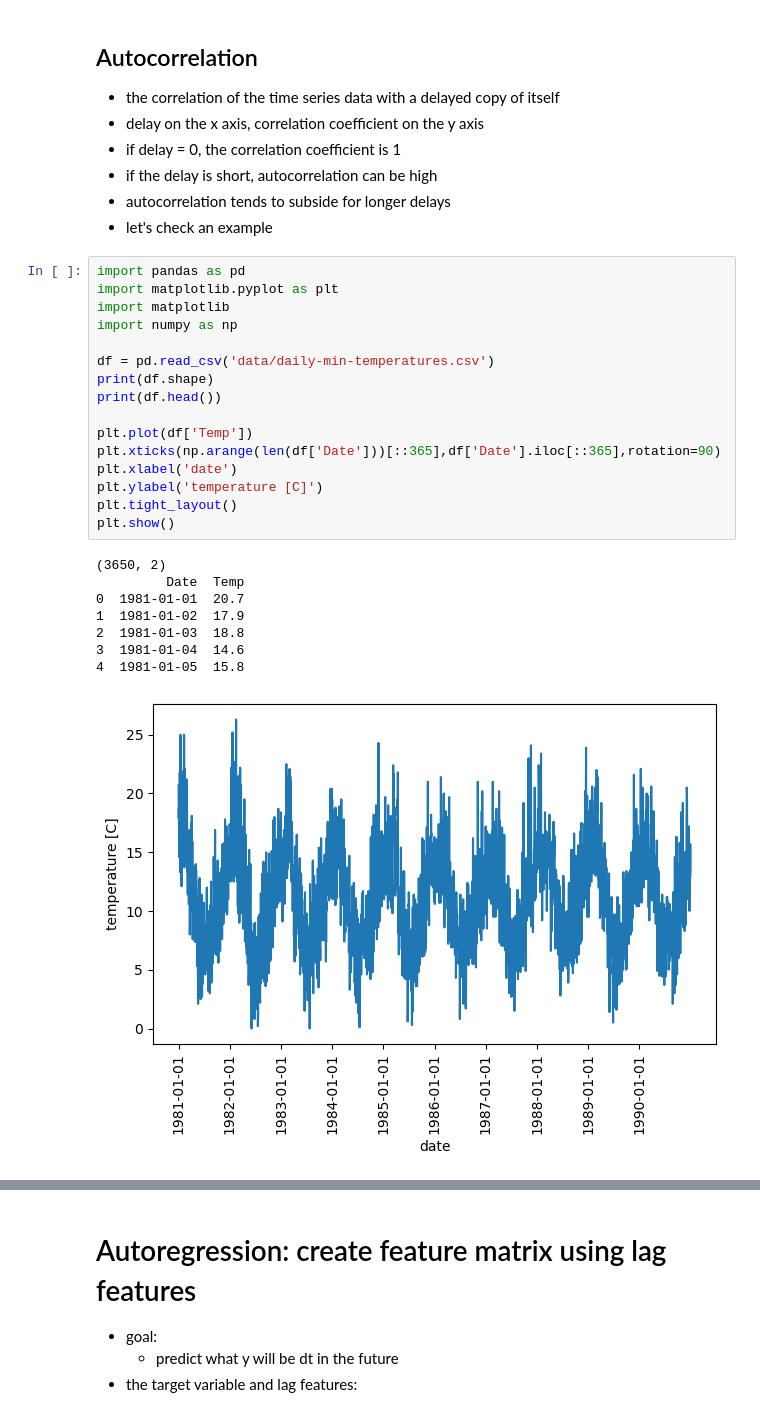
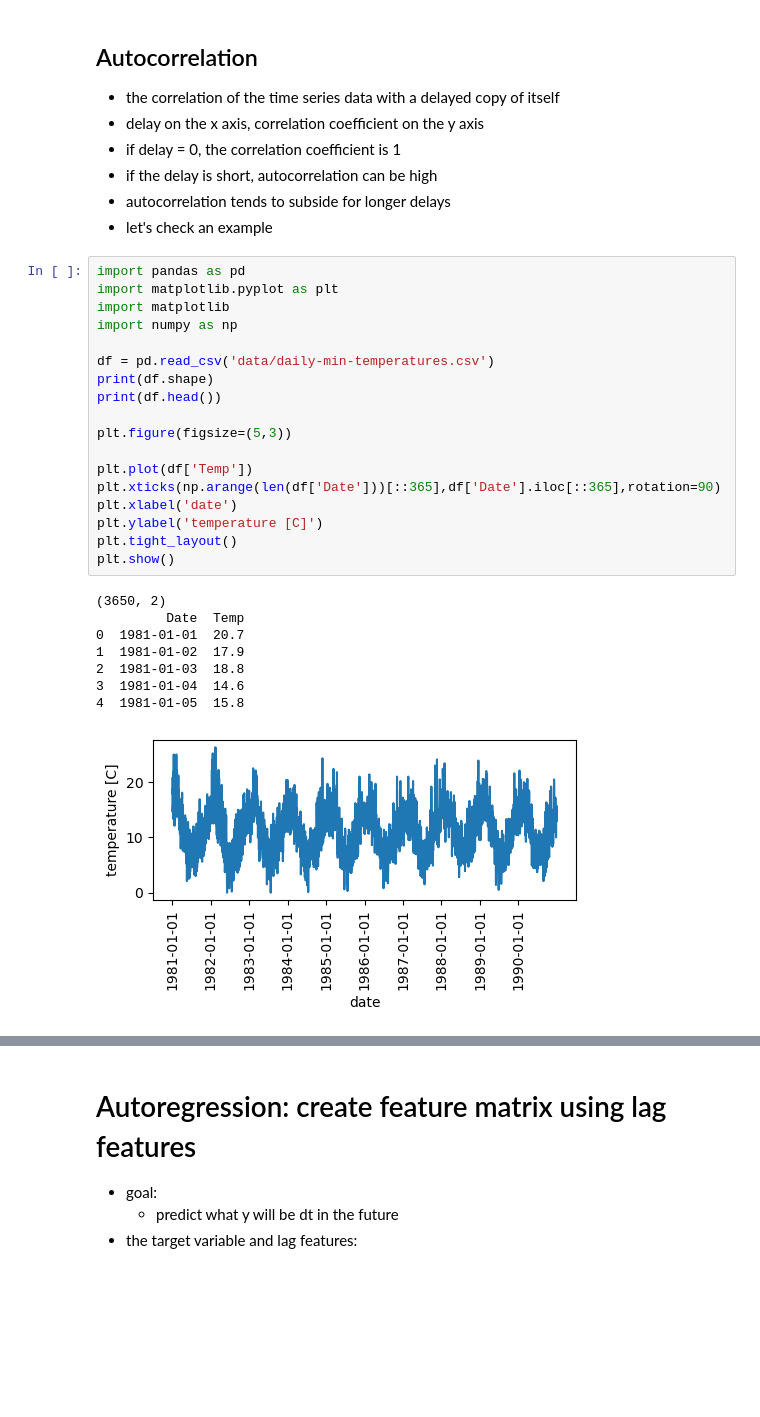
Before and after one commit to BrownDSI/DATA1030-Fall2023, a Jupyter notebook: week3 - prep data for ML/split_data_2.ipynb, the cells around one changed output, grey strips where cells are left out. Saved outputs shown, nothing was run; the diff lists cells and outputs as text; blank space fills up the shorter version.

```diff
--- a/week3 - prep data for ML/split_data_2.ipynb
+++ b/week3 - prep data for ML/split_data_2.ipynb
@@ -384,28 +384,30 @@ Explain your answer in a couple of sentences!
 # %%
 import pandas as pd
 import matplotlib.pyplot as plt
 import matplotlib
 import numpy as np
 
 df = pd.read_csv('data/daily-min-temperatures.csv')
 print(df.shape)
 print(df.head())
 
+plt.figure(figsize=(5,3))
+
 plt.plot(df['Temp'])
 plt.xticks(np.arange(len(df['Date']))[::365],df['Date'].iloc[::365],rotation=90)
 plt.xlabel('date')
 plt.ylabel('temperature [C]')
 plt.tight_layout()
 plt.show()
 # %% [output]
 (3650, 2)
          Date  Temp
 0  1981-01-01  20.7
 1  1981-01-02  17.9
 2  1981-01-03  18.8
 3  1981-01-04  14.6
 4  1981-01-05  15.8
-[figure, old version]
+[figure, new version]
 # %%
 # let's create an autocorrelation plot
 
```
Also changed, not shown: parts of 1 cell of this notebook, 5 other files.
